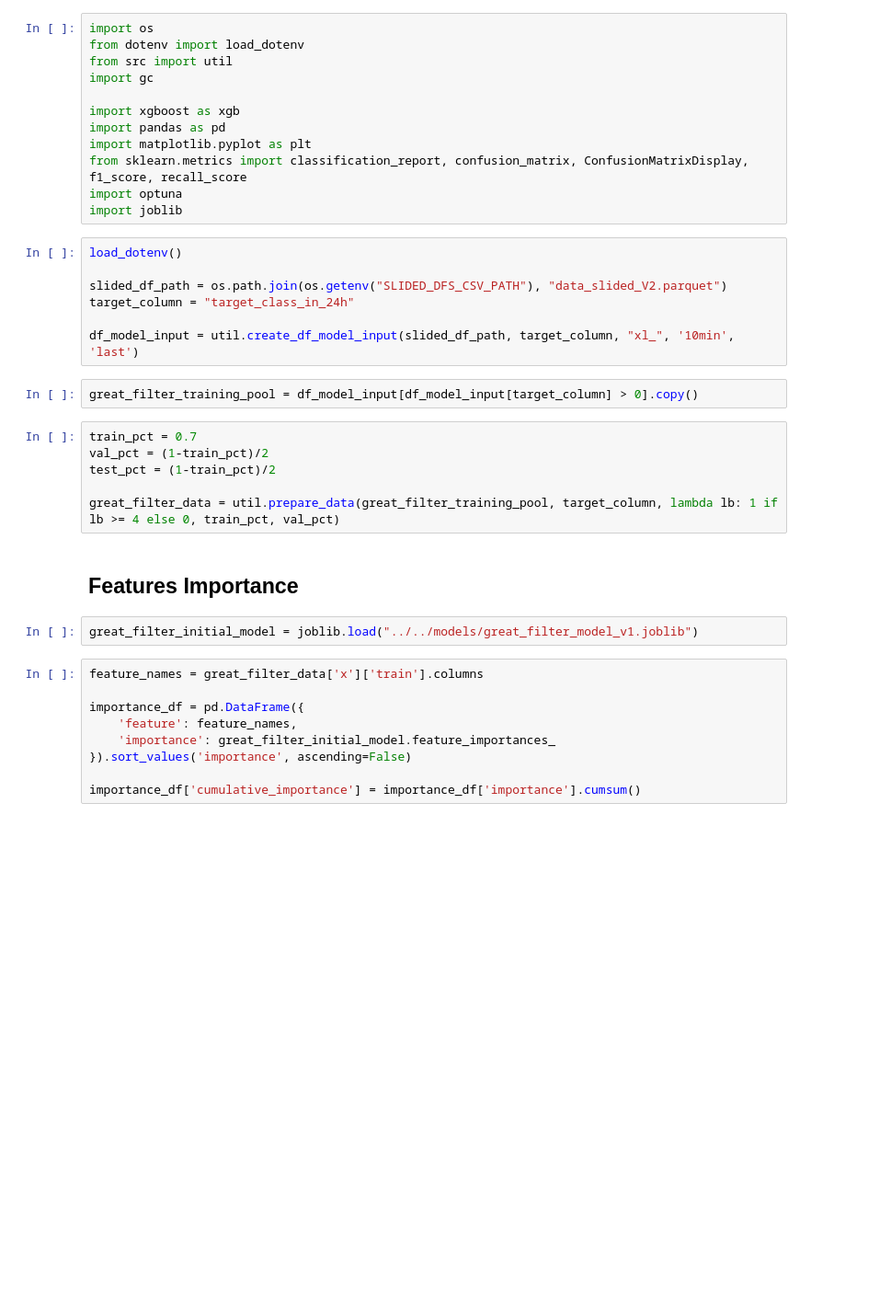
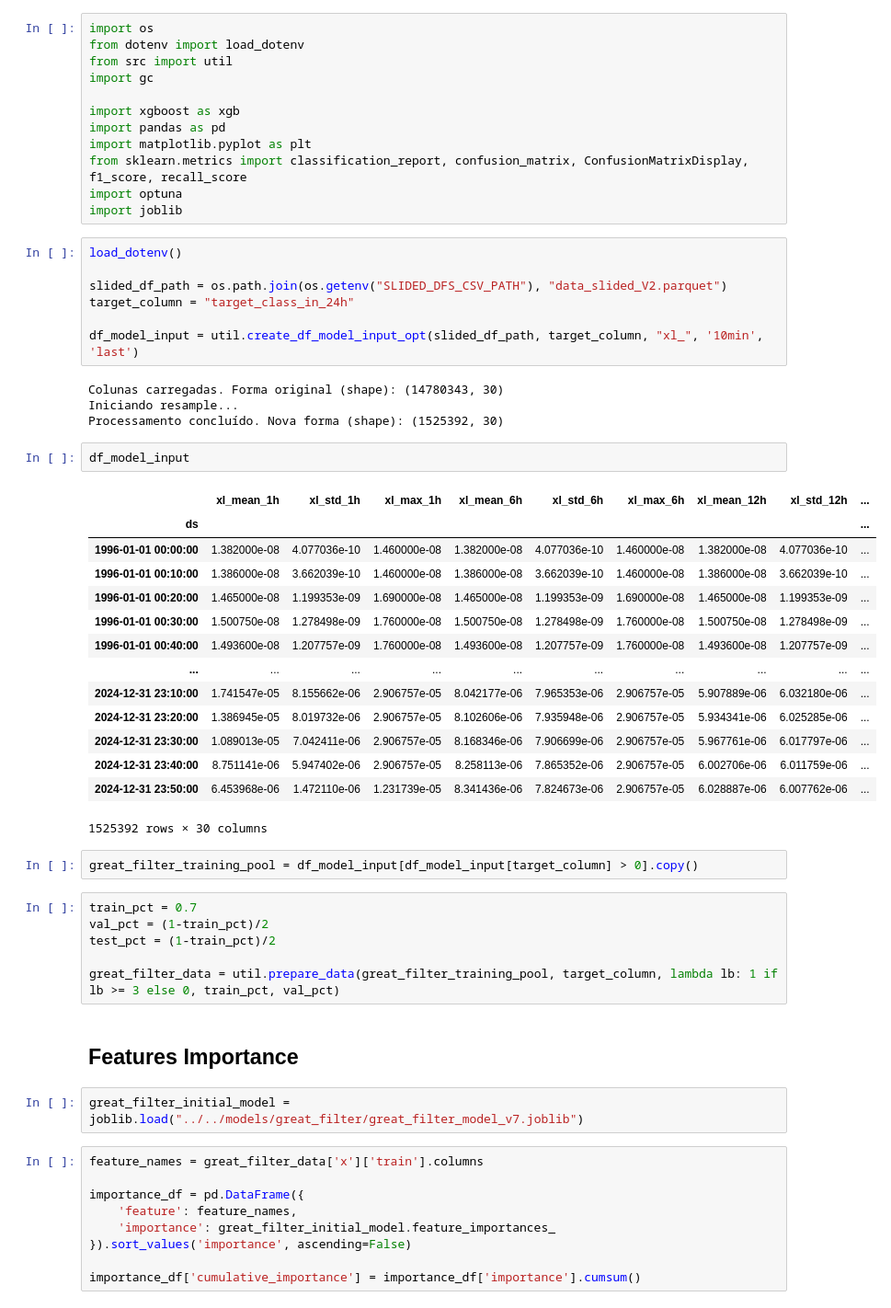
Before and after one commit to DudsFerraz/Solar_Flares_Forecasting, a Jupyter notebook: src/models_trainning/great_filter_training/great_filter_lean_training.ipynb, the cells around one changed output. Shown at 92% size. Saved outputs shown, nothing was run; the diff lists cells and outputs as text; blank space fills up the shorter version.

```diff
--- a/src/models_trainning/great_filter_training/great_filter_lean_training.ipynb
+++ b/src/models_trainning/great_filter_training/great_filter_lean_training.ipynb
@@ -18,7 +18,28 @@ load_dotenv()
 slided_df_path = os.path.join(os.getenv("SLIDED_DFS_CSV_PATH"), "data_slided_V2.parquet")
 target_column = "target_class_in_24h"
 
-df_model_input = util.create_df_model_input(slided_df_path, target_column, "xl_", '10min', 'last')
+df_model_input = util.create_df_model_input_opt(slided_df_path, target_column, "xl_", '10min', 'last')
+# %% [output]
+Colunas carregadas. Forma original (shape): (14780343, 30)
+Iniciando resample...
+Processamento concluído. Nova forma (shape): (1525392, 30)
+# %%
+df_model_input
+# %% [output]
+|  | xl_mean_1h | xl_std_1h | xl_max_1h | xl_mean_6h | xl_std_6h | xl_max_6h | xl_mean_12h | xl_std_12h | ... |
+| ds |  |  |  |  |  |  |  |  | ... |
+| 1996-01-01 00:00:00 | 1.382000e-08 | 4.077036e-10 | 1.460000e-08 | 1.382000e-08 | 4.077036e-10 | 1.460000e-08 | 1.382000e-08 | 4.077036e-10 | ... |
+| 1996-01-01 00:10:00 | 1.386000e-08 | 3.662039e-10 | 1.460000e-08 | 1.386000e-08 | 3.662039e-10 | 1.460000e-08 | 1.386000e-08 | 3.662039e-10 | ... |
+| 1996-01-01 00:20:00 | 1.465000e-08 | 1.199353e-09 | 1.690000e-08 | 1.465000e-08 | 1.199353e-09 | 1.690000e-08 | 1.465000e-08 | 1.199353e-09 | ... |
+| 1996-01-01 00:30:00 | 1.500750e-08 | 1.278498e-09 | 1.760000e-08 | 1.500750e-08 | 1.278498e-09 | 1.760000e-08 | 1.500750e-08 | 1.278498e-09 | ... |
+| 1996-01-01 00:40:00 | 1.493600e-08 | 1.207757e-09 | 1.760000e-08 | 1.493600e-08 | 1.207757e-09 | 1.760000e-08 | 1.493600e-08 | 1.207757e-09 | ... |
+| ... | ... | ... | ... | ... | ... | ... | ... | ... | ... |
+| 2024-12-31 23:10:00 | 1.741547e-05 | 8.155662e-06 | 2.906757e-05 | 8.042177e-06 | 7.965353e-06 | 2.906757e-05 | 5.907889e-06 | 6.032180e-06 | ... |
+| 2024-12-31 23:20:00 | 1.386945e-05 | 8.019732e-06 | 2.906757e-05 | 8.102606e-06 | 7.935948e-06 | 2.906757e-05 | 5.934341e-06 | 6.025285e-06 | ... |
+| 2024-12-31 23:30:00 | 1.089013e-05 | 7.042411e-06 | 2.906757e-05 | 8.168346e-06 | 7.906699e-06 | 2.906757e-05 | 5.967761e-06 | 6.017797e-06 | ... |
+| 2024-12-31 23:40:00 | 8.751141e-06 | 5.947402e-06 | 2.906757e-05 | 8.258113e-06 | 7.865352e-06 | 2.906757e-05 | 6.002706e-06 | 6.011759e-06 | ... |
+| 2024-12-31 23:50:00 | 6.453968e-06 | 1.472110e-06 | 1.231739e-05 | 8.341436e-06 | 7.824673e-06 | 2.906757e-05 | 6.028887e-06 | 6.007762e-06 | ... |
+1525392 rows × 30 columns
 # %%
 great_filter_training_pool = df_model_input[df_model_input[target_column] > 0].copy()
 # %%
@@ -26,11 +47,11 @@ train_pct = 0.7
 val_pct = (1-train_pct)/2
 test_pct = (1-train_pct)/2
 
-great_filter_data = util.prepare_data(great_filter_training_pool, target_column, lambda lb: 1 if lb >= 4 else 0, train_pct, val_pct)
+great_filter_data = util.prepare_data(great_filter_training_pool, target_column, lambda lb: 1 if lb >= 3 else 0, train_pct, val_pct)
 # %% [markdown]
 ## Features Importance
 # %%
-great_filter_initial_model = joblib.load("../../models/great_filter_model_v1.joblib")
+great_filter_initial_model = joblib.load("../../models/great_filter/great_filter_model_v7.joblib")
 # %%
 feature_names = great_filter_data['x']['train'].columns
 
```
Also changed, not shown: parts of 9 cells of this notebook, 18 other files.
